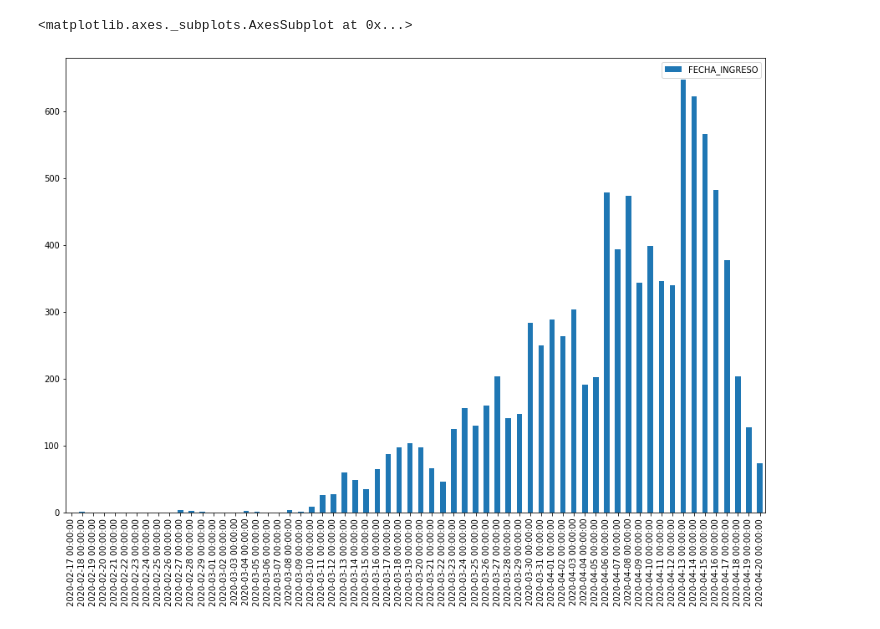
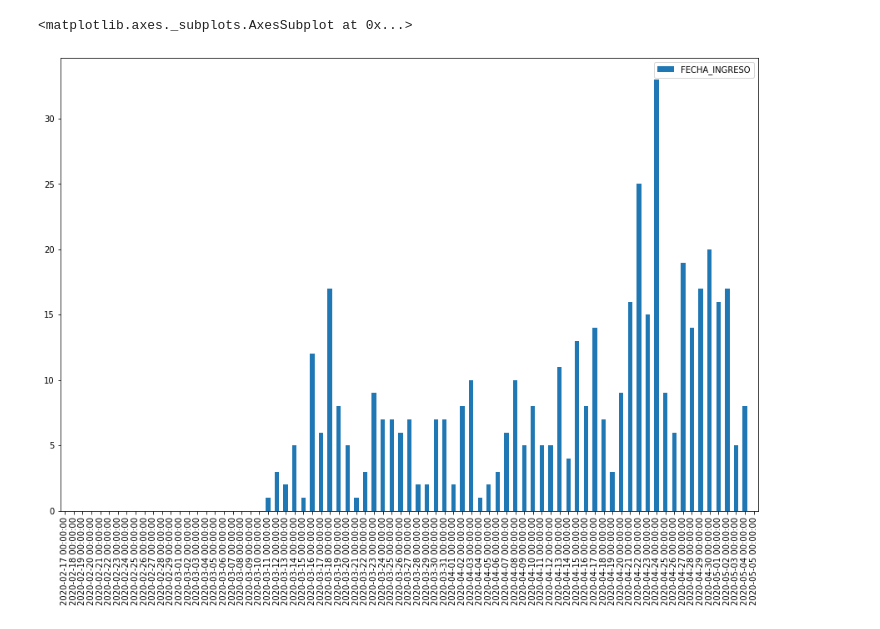
Before and after one commit to jjmaguayo/PruebasPython, a Jupyter notebook: LecturaCSV.ipynb, the cells around one changed output. Cells and saved outputs as stored; diff of their text form; code cells hidden in the pictures.

```diff
--- a/LecturaCSV.ipynb
+++ b/LecturaCSV.ipynb
@@ -220,32 +209,37 @@ PEMEX  FALLECIDO         NaN           2.0
 # %%
 #print(dataf.columns)
 #dataq1 = dataf.query('RESULTADO =="Positivo SARS-CoV-2"')
 #dataq1 = dataq1[['SECTOR','ENTIDAD_UM','TIPO_PACIENTE','FECHA_INGRESO','FECHA_SINTOMAS','FECHA_DEF','STATUS']]
 
 #dataq1 = dataq1.groupby(['ENTIDAD_RES','SECTOR'])['DIAS_INGRESO_SINTOMAS'].agg(['count']).unstack(1)
 
 #dataq1 = dataq1.groupby(['FECHA_INGRESO'])['ENTIDAD_UM'].agg(['count']).unstack(1)
 
 #print(dataq1.head())
 
 #dataq1.plot(kind='bar', figsize=(15,10))
 
-dataq1 = dataf.query('RESULTADO =="Positivo SARS-CoV-2"')
-
-fechas_serie = pd.date_range('20200217', periods=64, freq='D')
-fechas_dataFrame = (fechas_serie.to_frame(name='Fecha'))
+dataq1 = dataf.query('RESULTADO =="Positivo SARS-CoV-2" and ENTIDAD_UM == "JC"')
 
 fechaSintomas = dataq1.groupby(['FECHA_SINTOMAS']).count()['DIAS_INGRESO_SINTOMAS'].to_frame(name='FECHA_SINTOMAS')
 fechaIngreso = dataq1.groupby(['FECHA_INGRESO']).count()['DIAS_INGRESO_SINTOMAS'].to_frame(name='FECHA_INGRESO')
 fechadef = dataq1.groupby(['FECHA_DEF']).count()['DIAS_SINTOMAS_DEF'].to_frame(name='FECHA_DEF')
 
+date_time_str = '20200217'
+date_time_obj = datetime.datetime.strptime(date_time_str, '%Y%m%d')
+
+dias = (fechaIngreso.iloc[-1,:].name-date_time_obj).days + 2
+
+fechas_serie = pd.date_range(date_time_str, periods=dias, freq='D')
+fechas_dataFrame = (fechas_serie.to_frame(name='Fecha'))
+
 fechas = fechas_dataFrame.join(fechaIngreso, lsuffix='si', rsuffix='_other')
-#fechas = fechas.join(fechaIngreso, lsuffix='_caller', rsuffix='_other')
-#fechas = fechas.join(fechadef, lsuffix='_caller', rsuffix='_other')
+##fechas = fechas.join(fechaIngreso, lsuffix='_caller', rsuffix='_other')
+##fechas = fechas.join(fechadef, lsuffix='_caller', rsuffix='_other')
 
 fechas = fechas.drop(['Fecha'], axis=1)
 
 fechas.plot(kind='bar', figsize=(15,10))
 # %% [output]
 <matplotlib.axes._subplots.AxesSubplot at 0x...>
-[figure, old version]
+[figure, new version]
```
Also changed, not shown: parts of 12 cells of this notebook, 1 other file.
